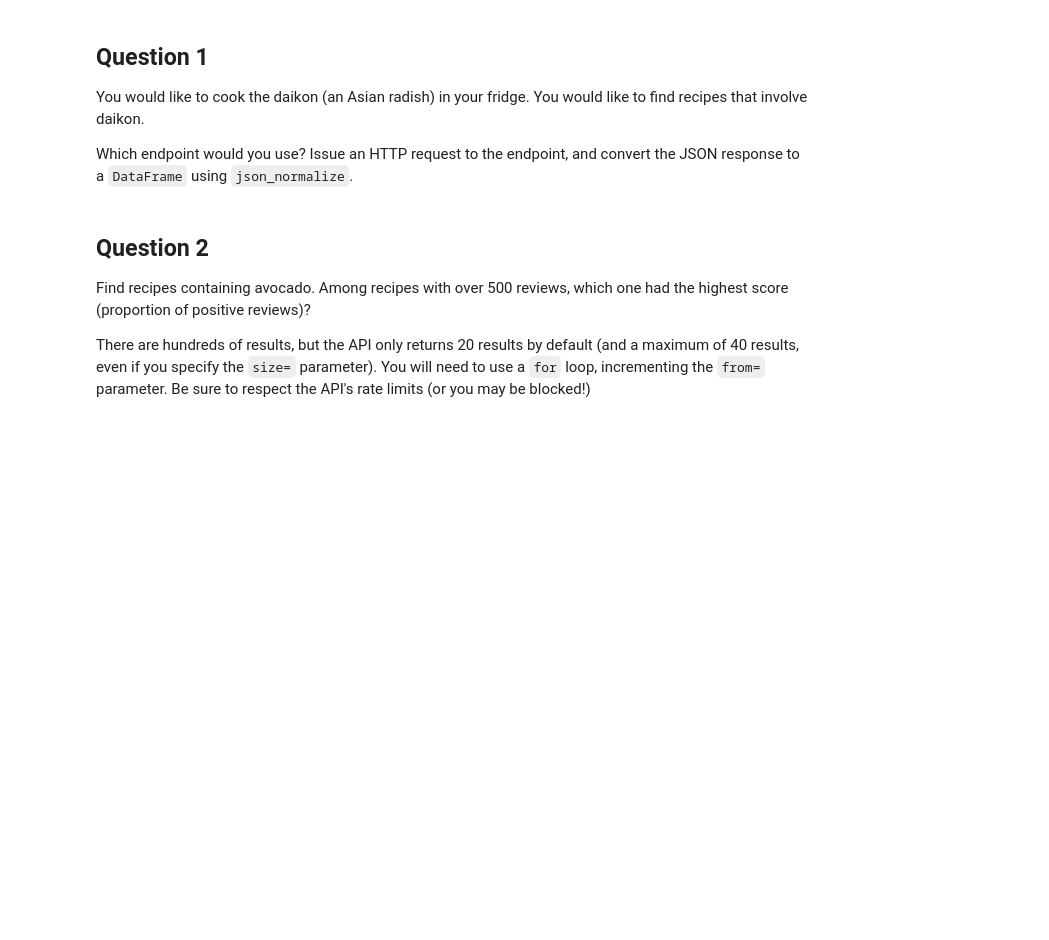
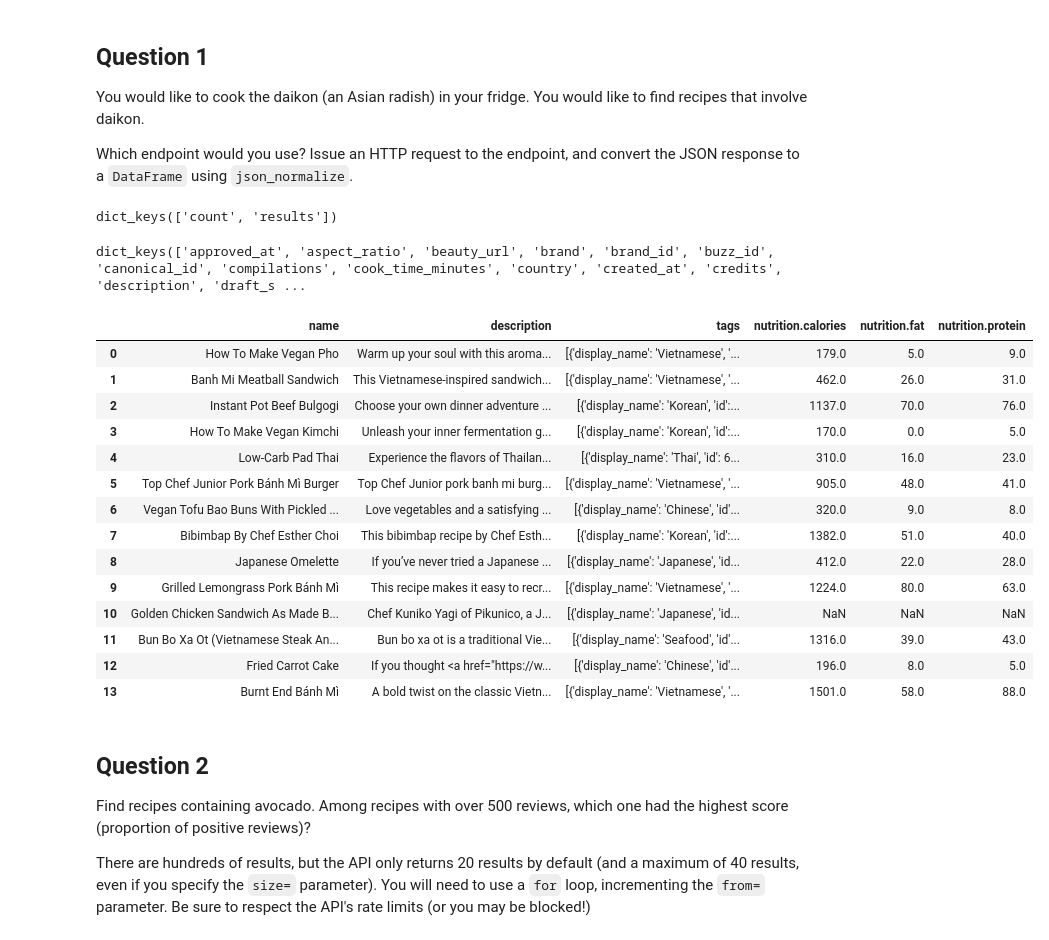
Before and after one commit to Elnya/DATASCI112, a Jupyter notebook: week8/8.4.scraping-data-from-REST-APIs.ipynb, the cells around one changed output. Drawn from its saved outputs; the diff is of its cells as text; code cells hidden in the pictures; blank space fills up the shorter version.

```diff
--- a/week8/8.4.scraping-data-from-REST-APIs.ipynb
+++ b/week8/8.4.scraping-data-from-REST-APIs.ipynb
@@ -43,6 +61,63 @@ Please have a look at [the documentation](https://rapidapi.com/apidojo/api/tasty
 You would like to cook the daikon (an Asian radish) in your fridge. You would like to find recipes that involve daikon.
 
 Which endpoint would you use? Issue an HTTP request to the endpoint, and convert the JSON response to a `DataFrame` using `json_normalize`.
+# %%
+import requests
+
+domain = "https://tasty.p.rapidapi.com"
+endpoint = "recipes/list"
+url = f"{domain}/{endpoint}"
+
+# TODO: Update the `headers` with your X-RapidAPI-Key.
+headers = {
+	"X-RapidAPI-Key": "MY_API_KEY",
+	"X-RapidAPI-Host": "tasty.p.rapidapi.com"
+}
+
+query_string = {"from":"0","size":"40","q":"daikon"}
+
+response = requests.get(url, headers=headers, params=query_string)
+
+# download the JSON response to a file
+with open("data/daikon_recipes.json", "w") as f:
+    f.write(response.text)
+# %%
+import json
+
+with open("data/daikon_recipes.json", "r") as f:
+    daikon_recipes = json.load(f)
+
+# check the keys of the JSON response
+daikon_recipes.keys()
+# %% [output]
+dict_keys(['count', 'results'])
+# %%
+# check the keys of the first recipe
+daikon_recipes["results"][0].keys()
+# %% [output]
+dict_keys(['approved_at', 'aspect_ratio', 'beauty_url', 'brand', 'brand_id', 'buzz_id', 'canonical_id', 'compilations', 'cook_time_minutes', 'country', 'created_at', 'credits', 'description', 'draft_s ...
+# %%
+import pandas as pd
+
+# convert the list of recipes to a DataFrame
+df_daikon_recipes = pd.json_normalize(daikon_recipes['results'])
+df_daikon_recipes[['name', 'description', 'tags', 'nutrition.calories', 'nutrition.fat', 'nutrition.protein']]
+# %% [output]
+|  | name | description | tags | nutrition.calories | nutrition.fat | nutrition.protein |
+| 0 | How To Make Vegan Pho | Warm up your soul with this aroma... | [{'display_name': 'Vietnamese', '... | 179.0 | 5.0 | 9.0 |
+| 1 | Banh Mi Meatball Sandwich | This Vietnamese-inspired sandwich... | [{'display_name': 'Vietnamese', '... | 462.0 | 26.0 | 31.0 |
+| 2 | Instant Pot Beef Bulgogi | Choose your own dinner adventure ... | [{'display_name': 'Korean', 'id':... | 1137.0 | 70.0 | 76.0 |
+| 3 | How To Make Vegan Kimchi | Unleash your inner fermentation g... | [{'display_name': 'Korean', 'id':... | 170.0 | 0.0 | 5.0 |
+| 4 | Low-Carb Pad Thai | Experience the flavors of Thailan... | [{'display_name': 'Thai', 'id': 6... | 310.0 | 16.0 | 23.0 |
+| 5 | Top Chef Junior Pork Bánh Mì Burger | Top Chef Junior pork banh mi burg... | [{'display_name': 'Vietnamese', '... | 905.0 | 48.0 | 41.0 |
+| 6 | Vegan Tofu Bao Buns With Pickled ... | Love vegetables and a satisfying ... | [{'display_name': 'Chinese', 'id'... | 320.0 | 9.0 | 8.0 |
+| 7 | Bibimbap By Chef Esther Choi | This bibimbap recipe by Chef Esth... | [{'display_name': 'Korean', 'id':... | 1382.0 | 51.0 | 40.0 |
+| 8 | Japanese Omelette | If you’ve never tried a Japanese ... | [{'display_name': 'Japanese', 'id... | 412.0 | 22.0 | 28.0 |
+| 9 | Grilled Lemongrass Pork Bánh Mì | This recipe makes it easy to recr... | [{'display_name': 'Vietnamese', '... | 1224.0 | 80.0 | 63.0 |
+| 10 | Golden Chicken Sandwich As Made B... | Chef Kuniko Yagi of Pikunico, a J... | [{'display_name': 'Japanese', 'id... | NaN | NaN | NaN |
+| 11 | Bun Bo Xa Ot (Vietnamese Steak An... | Bun bo xa ot is a traditional Vie... | [{'display_name': 'Seafood', 'id'... | 1316.0 | 39.0 | 43.0 |
+| 12 | Fried Carrot Cake | If you thought <a href="https://w... | [{'display_name': 'Chinese', 'id'... | 196.0 | 8.0 | 5.0 |
+| 13 | Burnt End Bánh Mì | A bold twist on the classic Vietn... | [{'display_name': 'Vietnamese', '... | 1501.0 | 58.0 | 88.0 |
 # %% [markdown]
 ## Question 2
 
```
Also changed, not shown: parts of 10 cells of this notebook, 13 other files.
